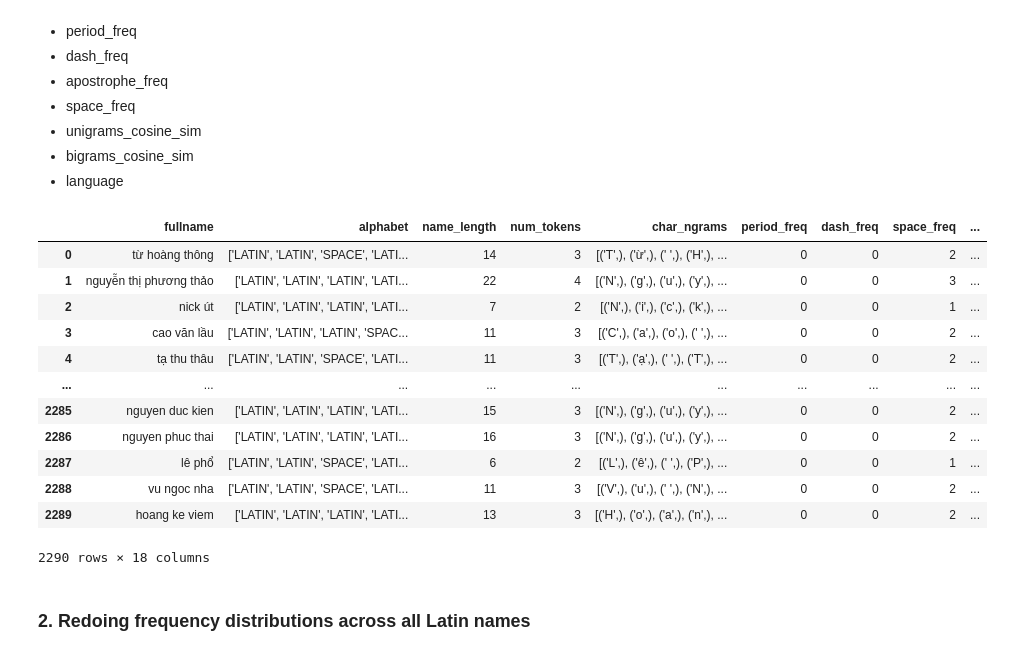
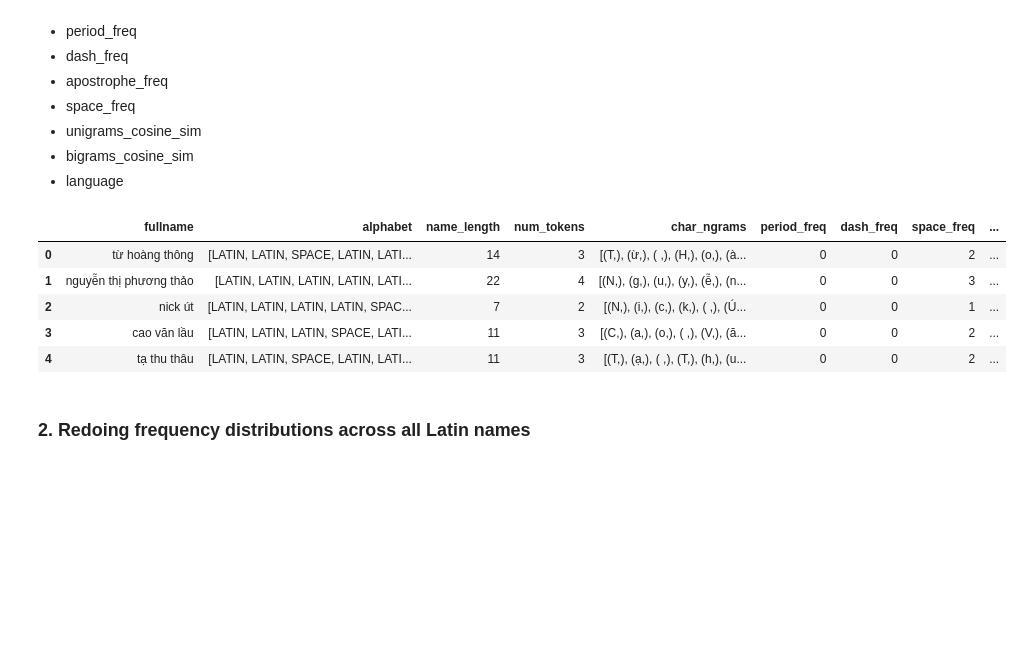
Before and after one commit to Exiger-project/Name_Of_Origin_Project-, a Jupyter notebook: DataConsolidation.ipynb, the cells around one changed output. Saved outputs shown, nothing was run; the diff lists cells and outputs as text; code cells hidden in the pictures; blank space fills up the shorter version.

```diff
--- a/DataConsolidation.ipynb
+++ b/DataConsolidation.ipynb
@@ -21,14 +21,14 @@ from sklearn.pipeline import Pipeline
 This file was originally for frequency distributions for Latin names!
 but we can also concat the other dfs / do model training after in the same file
 # %%
-df_indo = pd.read_pickle('df_indo.pkl.gz', compression='gzip')
-df_malay = pd.read_pickle('df_malay.pkl.gz', compression='gzip')
-df_viet = pd.read_csv('viet_df.csv')
-df_cnrom = pd.read_csv('cnrom_df.csv')
-df_cnchar = pd.read_csv('cnchar_df.csv')
-df_turk = pd.read_pickle('turkish_df.pkl.gz', compression='gzip')
-df_korean = pd.read_pickle('korean_df.pkl.gz', compression='gzip')
-# also import other dfs
+df_indo = pd.read_pickle('df_indo.pkl.gz', compression = 'gzip')
+df_malay = pd.read_pickle('df_malay.pkl.gz', compression = 'gzip')
+df_viet = pd.read_pickle('viet_df.pkl.gz', compression = 'gzip')
+df_cnrom = pd.read_pickle('cnrom_df.pkl.gz', compression = 'gzip')
+df_cnchar = pd.read_pickle('cnchar_df.pkl.gz', compression = 'gzip')
+df_turk = pd.read_pickle('turkish_df.pkl.gz', compression = 'gzip')
+df_korean = pd.read_pickle('korean_df.pkl.gz', compression ='gzip')
+# import company csv
 
 all_dfs = [df_indo, df_malay, df_viet, df_cnrom, df_cnchar, df_turk, df_korean]
 # %%
@@ -79,23 +68,16 @@ column names to KEEP: (10 so far)
 # %%
 #This is where you rename columns to all match
 df_viet.rename(columns = {'word_length': 'name_length'}, inplace = True)
 df_cnrom.rename(columns = {'word_length': 'name_length'}, inplace = True)
 df_cnchar.rename(columns = {'word_length': 'name_length'}, inplace = True)
-df_viet
+df_viet.head()
 # %% [output]
 |  | fullname | alphabet | name_length | num_tokens | char_ngrams | period_freq | dash_freq | space_freq | ... |
-| 0 | từ hoàng thông | ['LATIN', 'LATIN', 'SPACE', 'LATI... | 14 | 3 | [('T',), ('ừ',), (' ',), ('H',), ... | 0 | 0 | 2 | ... |
-| 1 | nguyễn thị phương thảo | ['LATIN', 'LATIN', 'LATIN', 'LATI... | 22 | 4 | [('N',), ('g',), ('u',), ('y',), ... | 0 | 0 | 3 | ... |
-| 2 | nick út | ['LATIN', 'LATIN', 'LATIN', 'LATI... | 7 | 2 | [('N',), ('i',), ('c',), ('k',), ... | 0 | 0 | 1 | ... |
-| 3 | cao văn lầu | ['LATIN', 'LATIN', 'LATIN', 'SPAC... | 11 | 3 | [('C',), ('a',), ('o',), (' ',), ... | 0 | 0 | 2 | ... |
-| 4 | tạ thu thâu | ['LATIN', 'LATIN', 'SPACE', 'LATI... | 11 | 3 | [('T',), ('ạ',), (' ',), ('T',), ... | 0 | 0 | 2 | ... |
-| ... | ... | ... | ... | ... | ... | ... | ... | ... | ... |
-| 2285 | nguyen duc kien | ['LATIN', 'LATIN', 'LATIN', 'LATI... | 15 | 3 | [('N',), ('g',), ('u',), ('y',), ... | 0 | 0 | 2 | ... |
-| 2286 | nguyen phuc thai | ['LATIN', 'LATIN', 'LATIN', 'LATI... | 16 | 3 | [('N',), ('g',), ('u',), ('y',), ... | 0 | 0 | 2 | ... |
-| 2287 | lê phổ | ['LATIN', 'LATIN', 'SPACE', 'LATI... | 6 | 2 | [('L',), ('ê',), (' ',), ('P',), ... | 0 | 0 | 1 | ... |
-| 2288 | vu ngoc nha | ['LATIN', 'LATIN', 'SPACE', 'LATI... | 11 | 3 | [('V',), ('u',), (' ',), ('N',), ... | 0 | 0 | 2 | ... |
-| 2289 | hoang ke viem | ['LATIN', 'LATIN', 'LATIN', 'LATI... | 13 | 3 | [('H',), ('o',), ('a',), ('n',), ... | 0 | 0 | 2 | ... |
+| 0 | từ hoàng thông | [LATIN, LATIN, SPACE, LATIN, LATI... | 14 | 3 | [(T,), (ừ,), ( ,), (H,), (o,), (à... | 0 | 0 | 2 | ... |
+| 1 | nguyễn thị phương thảo | [LATIN, LATIN, LATIN, LATIN, LATI... | 22 | 4 | [(N,), (g,), (u,), (y,), (ễ,), (n... | 0 | 0 | 3 | ... |
+| 2 | nick út | [LATIN, LATIN, LATIN, LATIN, SPAC... | 7 | 2 | [(N,), (i,), (c,), (k,), ( ,), (Ú... | 0 | 0 | 1 | ... |
+| 3 | cao văn lầu | [LATIN, LATIN, LATIN, SPACE, LATI... | 11 | 3 | [(C,), (a,), (o,), ( ,), (V,), (ă... | 0 | 0 | 2 | ... |
+| 4 | tạ thu thâu | [LATIN, LATIN, SPACE, LATIN, LATI... | 11 | 3 | [(T,), (ạ,), ( ,), (T,), (h,), (u... | 0 | 0 | 2 | ... |
-2290 rows × 18 columns
 # %% [markdown]
 ### 2. Redoing frequency distributions across all Latin names
 # %% [markdown]
```
Also changed, not shown: parts of 15 cells of this notebook.
